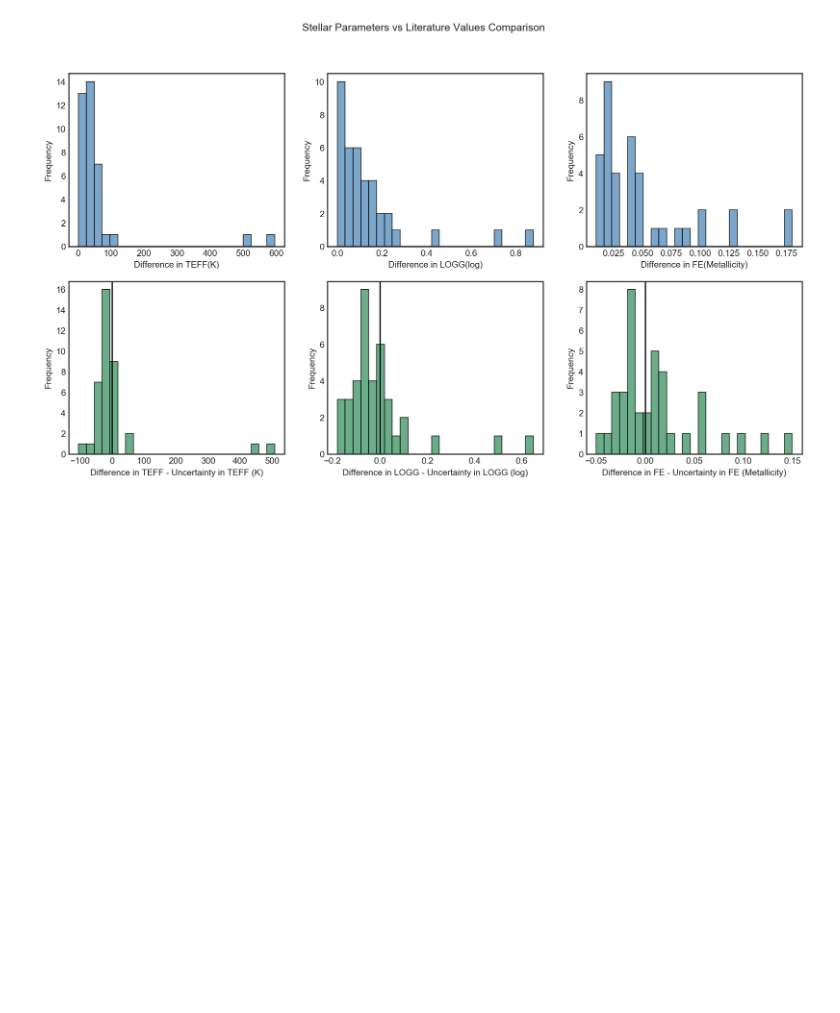
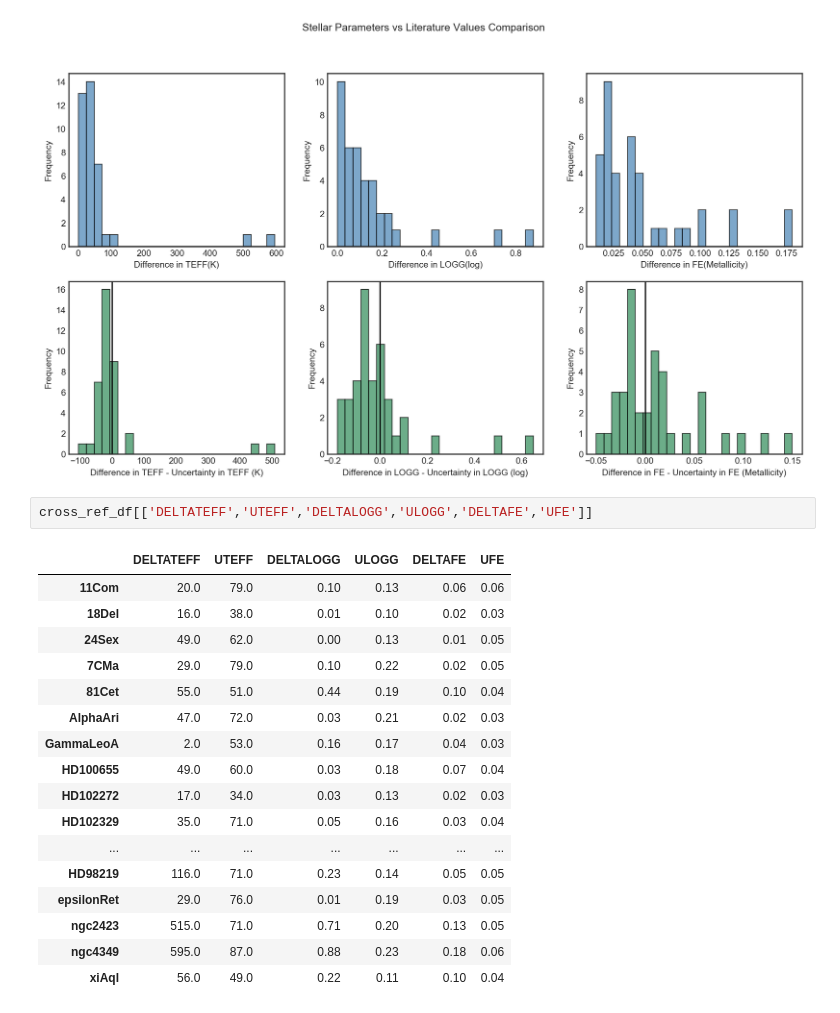
Before and after one commit to jkcarlberg/redgiant_planethosts, a Jupyter notebook: stellar_param_comp.ipynb, the cells around one changed output. Saved outputs shown, nothing was run; the diff lists cells and outputs as text; blank space fills up the shorter version.

```diff
--- a/stellar_param_comp.ipynb
+++ b/stellar_param_comp.ipynb
@@ -81,3 +81,23 @@ Fraction of TEFF Measurements within UTEFF: 0.7105263157894737
 Fraction of LOGG Measurements within ULOGG: 0.6842105263157895
 Fraction of FE Measurements within UFE: 0.5263157894736842
 [figure]
+# %%
+cross_ref_df[['DELTATEFF','UTEFF','DELTALOGG','ULOGG','DELTAFE','UFE']]
+# %% [output]
+|  | DELTATEFF | UTEFF | DELTALOGG | ULOGG | DELTAFE | UFE |
+| 11Com | 20.0 | 79.0 | 0.10 | 0.13 | 0.06 | 0.06 |
+| 18Del | 16.0 | 38.0 | 0.01 | 0.10 | 0.02 | 0.03 |
+| 24Sex | 49.0 | 62.0 | 0.00 | 0.13 | 0.01 | 0.05 |
+| 7CMa | 29.0 | 79.0 | 0.10 | 0.22 | 0.02 | 0.05 |
+| 81Cet | 55.0 | 51.0 | 0.44 | 0.19 | 0.10 | 0.04 |
+| AlphaAri | 47.0 | 72.0 | 0.03 | 0.21 | 0.02 | 0.03 |
+| GammaLeoA | 2.0 | 53.0 | 0.16 | 0.17 | 0.04 | 0.03 |
+| HD100655 | 49.0 | 60.0 | 0.03 | 0.18 | 0.07 | 0.04 |
+| HD102272 | 17.0 | 34.0 | 0.03 | 0.13 | 0.02 | 0.03 |
+| HD102329 | 35.0 | 71.0 | 0.05 | 0.16 | 0.03 | 0.04 |
+| ... | ... | ... | ... | ... | ... | ... |
+| HD98219 | 116.0 | 71.0 | 0.23 | 0.14 | 0.05 | 0.05 |
+| epsilonRet | 29.0 | 76.0 | 0.01 | 0.19 | 0.03 | 0.05 |
+| ngc2423 | 515.0 | 71.0 | 0.71 | 0.20 | 0.13 | 0.05 |
+| ngc4349 | 595.0 | 87.0 | 0.88 | 0.23 | 0.18 | 0.06 |
+| xiAql | 56.0 | 49.0 | 0.22 | 0.11 | 0.10 | 0.04 |
```
